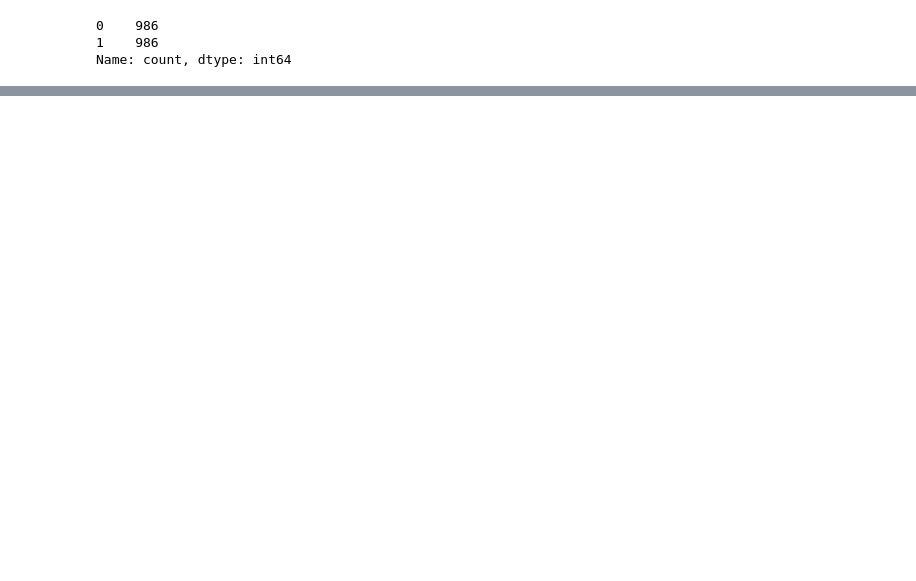
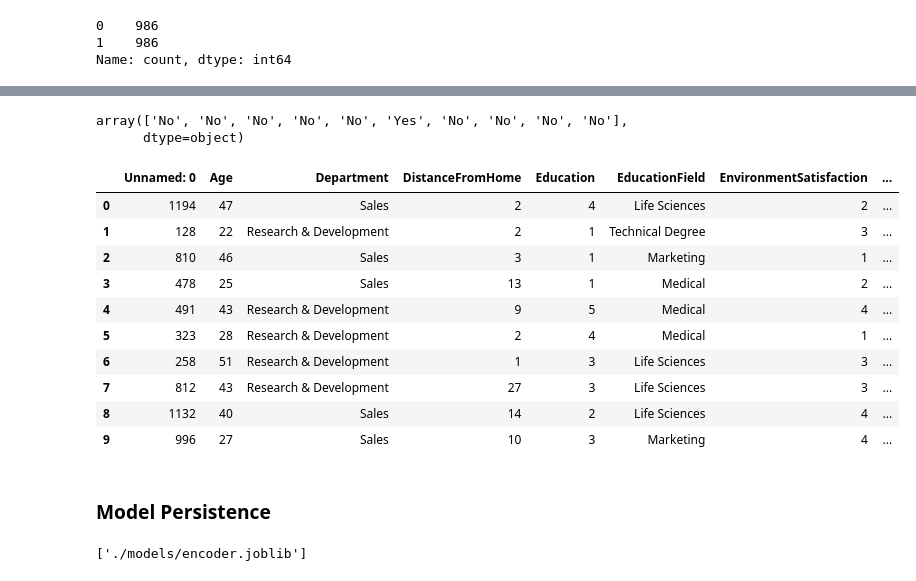
Before and after one commit to coderacheal/IBM-Attrition-Prediction, a Jupyter notebook: notebook.ipynb, the cells around one changed output, grey strips where cells are left out. Saved outputs shown, nothing was run; the diff lists cells and outputs as text; code cells hidden in the pictures; blank space fills up the shorter version.

```diff
--- a/notebook.ipynb
+++ b/notebook.ipynb
@@ -816,0 +871,36 @@ metrics_df
+# %%
+test = pd.read_csv('test_data.csv')
+# %%
+prediction = forest_pipeline.predict(test)
+# %%
+prediction = label_encoder.inverse_transform(prediction)
+# %%
+prediction
+# %% [output]
+array(['No', 'No', 'No', 'No', 'No', 'Yes', 'No', 'No', 'No', 'No'],
+      dtype=object)
+# %%
+test['Attrition'] = prediction
+# %%
+test
+# %% [output]
+|  | Unnamed: 0 | Age | Department | DistanceFromHome | Education | EducationField | EnvironmentSatisfaction | ... |
+| 0 | 1194 | 47 | Sales | 2 | 4 | Life Sciences | 2 | ... |
+| 1 | 128 | 22 | Research & Development | 2 | 1 | Technical Degree | 3 | ... |
+| 2 | 810 | 46 | Sales | 3 | 1 | Marketing | 1 | ... |
+| 3 | 478 | 25 | Sales | 13 | 1 | Medical | 2 | ... |
+| 4 | 491 | 43 | Research & Development | 9 | 5 | Medical | 4 | ... |
+| 5 | 323 | 28 | Research & Development | 2 | 4 | Medical | 1 | ... |
+| 6 | 258 | 51 | Research & Development | 1 | 3 | Life Sciences | 3 | ... |
+| 7 | 812 | 43 | Research & Development | 27 | 3 | Life Sciences | 3 | ... |
+| 8 | 1132 | 40 | Sales | 14 | 2 | Life Sciences | 4 | ... |
+| 9 | 996 | 27 | Sales | 10 | 3 | Marketing | 4 | ... |
+# %% [markdown]
+### Model Persistence
+# %%
+import joblib
+
+joblib.dump(forest_pipeline, './models/finished_model.joblib')
+joblib.dump(label_encoder, './models/encoder.joblib')
+# %% [output]
+['./models/encoder.joblib']
```
Also changed, not shown: parts of 52 cells of this notebook, 6 other files.
